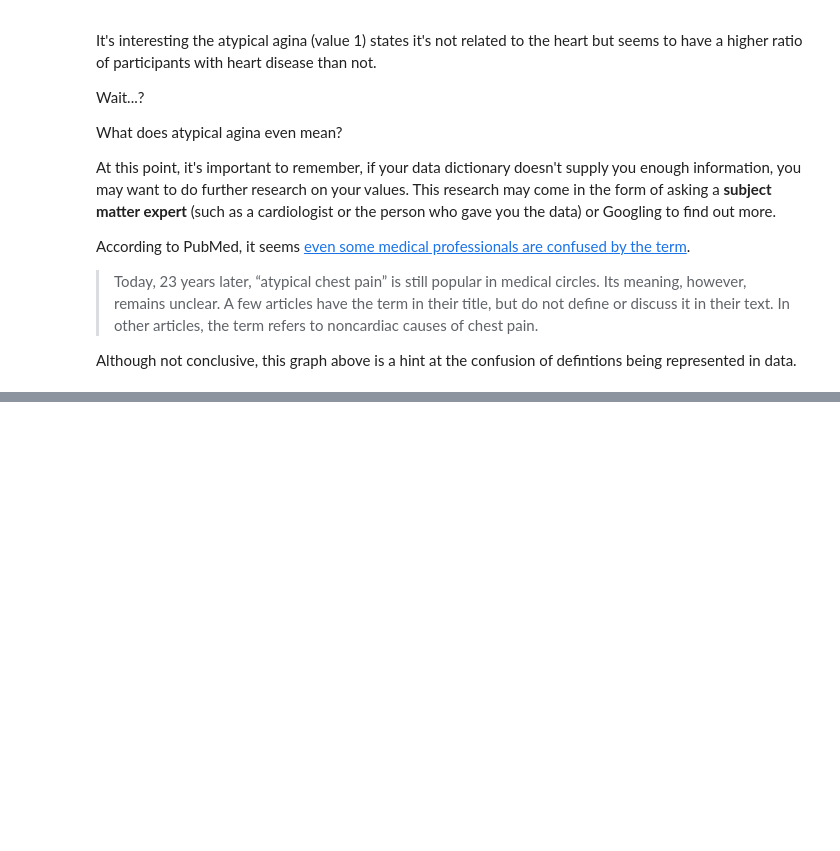
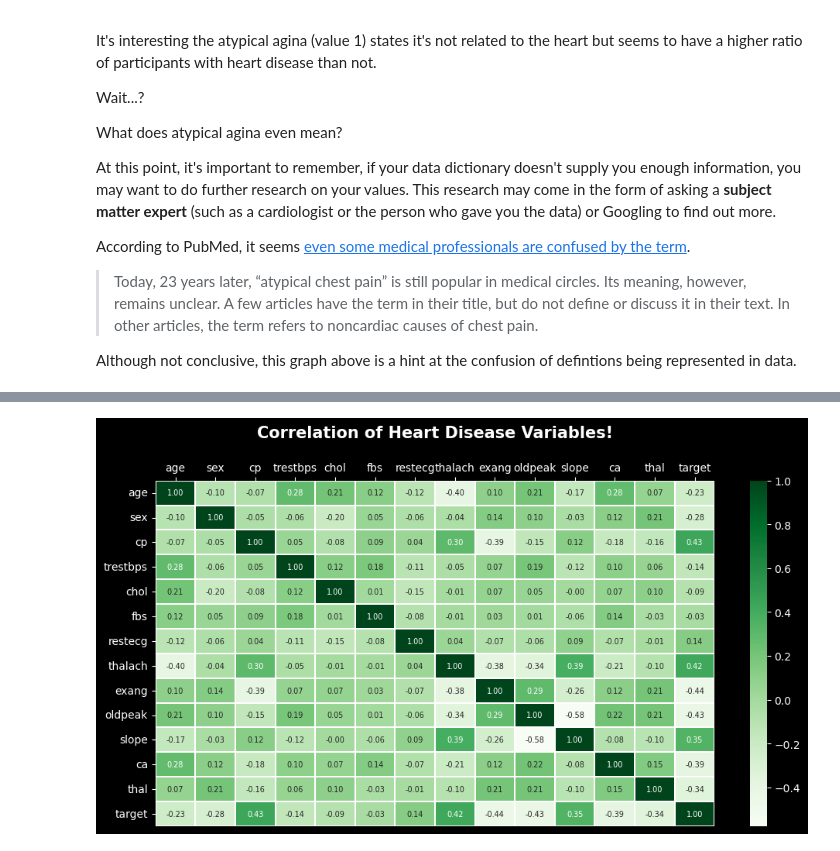
Before and after one commit to DarkDk123/Simple-Heart-disease-classification, a Jupyter notebook: Heart-disease-model.ipynb, the cells around one changed output, grey strips where cells are left out. Cells and saved outputs as stored; diff of their text form; code cells hidden in the pictures; blank space fills up the shorter version.

Commit message:
Finding patterns, correlation matrix.

```diff
--- a/Heart-disease-model.ipynb
+++ b/Heart-disease-model.ipynb
@@ -504,0 +546,24 @@ Although not conclusive, this graph above is a hint at the confusion of defintio
+# %%
+# Let's visualize it with seaborn's HeatMap
+plt.figure(figsize=(10, 5))
+
+corr = heart_disease_df.corr()  # Get our correlation matrix.
+
+# Create a Heat map to show correlation matrix graphically.
+sns.heatmap(
+    corr,  # Data to plot
+    linewidths=.1,
+    cmap="Greens",
+    annot=True,
+    fmt=".2f",
+    annot_kws={"size": 7}
+)
+
+plt.xticks(rotation=45)  # Rotate x-axis tick labels.
+plt.gca().xaxis.tick_top()  # Get x-ticks to top!
+plt.tight_layout()
+plt.title("Correlation of Heart Disease Variables!",
+          pad=40, fontweight="bold", fontsize=15)
+plt.show()
+# %% [output]
+[figure, added]
```
Also changed, not shown: parts of 12 cells of this notebook.
